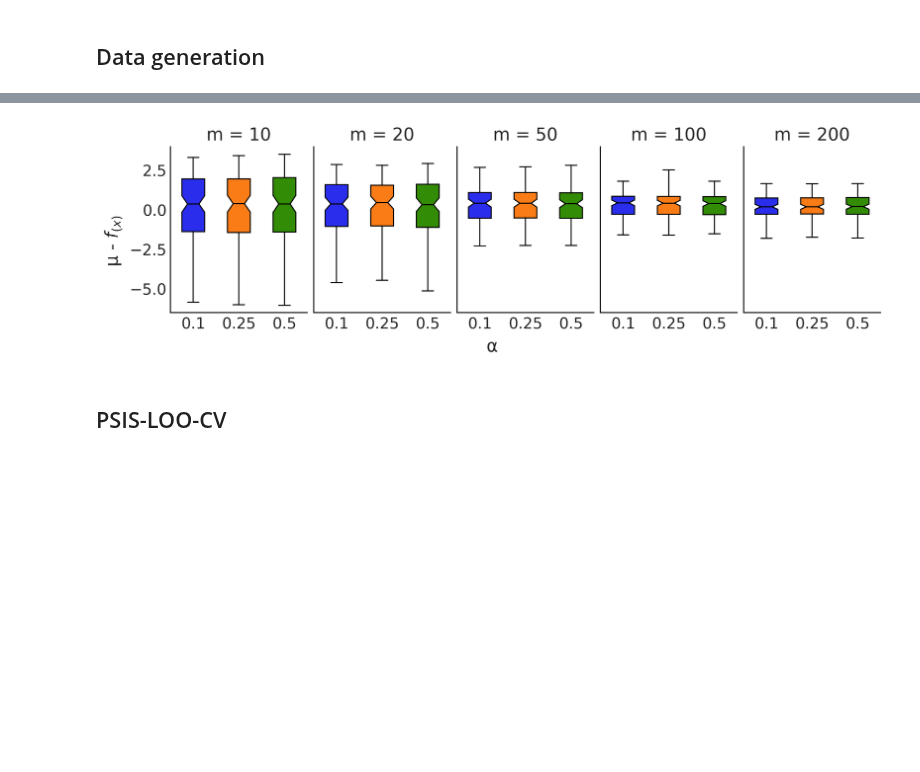
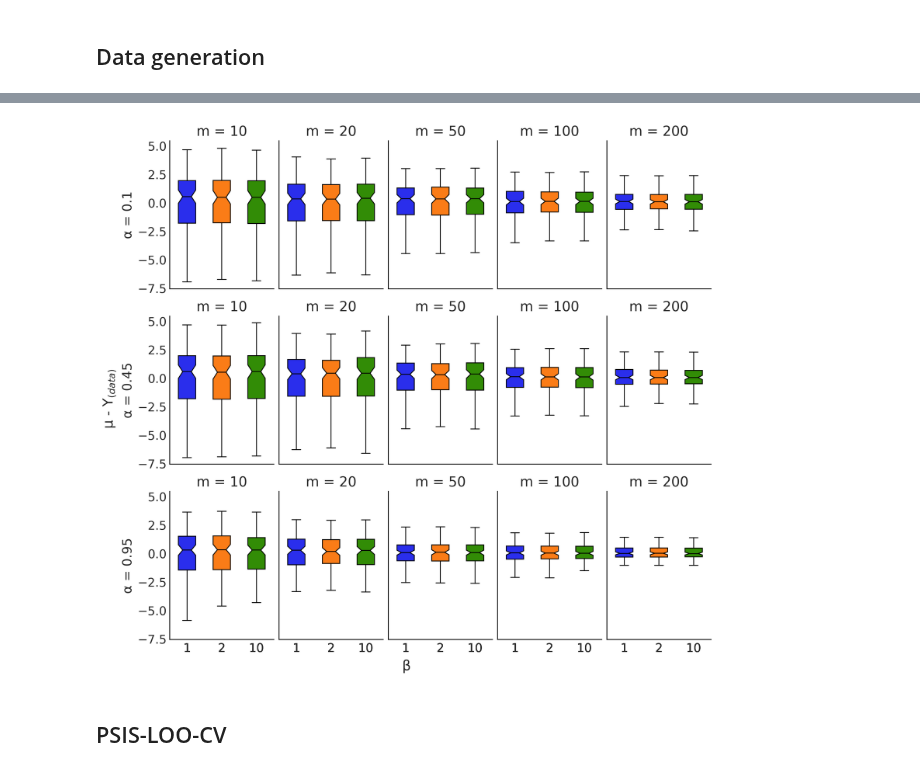
Before and after one commit to Grupo-de-modelado-probabilista/BART, a Jupyter notebook: experiments/friedman_i4.ipynb, the cells around one changed output, grey strips where cells are left out. Cells and saved outputs as stored; diff of their text form; code cells hidden in the pictures; blank space fills up the shorter version.

```diff
--- a/experiments/friedman_i4.ipynb
+++ b/experiments/friedman_i4.ipynb
@@ -98,32 +141,44 @@ CompoundStep
 # %%
-fig, axes = plt.subplots(1, 5, figsize=(10, 3), sharey=True)
+fig, axes = plt.subplots(
+    len(alphas), len(trees), figsize=(10, 9), sharey=True, sharex=True
+)
 
 axes = axes.ravel()
 
-for m, ax in zip(trees, axes):
-    means = [
-        idatas_at[str(m)][str(alpha)]["posterior"]["μ"].mean(("chain", "draw")) - f_x
-        for alpha in alphas
-    ]
-    box = ax.boxplot(
-        means,
-        notch=True,
-        patch_artist=True,
-        widths=0.5,
-        labels=alphas,
-        showfliers=False,
-        medianprops=dict(color="k"),
-    )
-    for patch, color in zip(box["boxes"], ["C0", "C1", "C2", "C3"]):
-        patch.set_facecolor(color)
-        ax.set_title(f"m = {m}")
+i = 0
+for alpha in alphas:
+    for m in trees:
+        ax = axes[i]
+        means = [
+            idatas_at[str(m)][str(alpha)][str(beta)]["posterior"]["μ"].mean(
+                ("chain", "draw")
+            )
+            - Y
+            for beta in betas
+        ]
+        box = ax.boxplot(
+            means,
+            notch=True,
+            patch_artist=True,
+            widths=0.5,
+            labels=betas,
+            showfliers=False,
+            medianprops=dict(color="k"),
+        )
+        for patch, color in zip(box["boxes"], ["C0", "C1", "C2"]):
+            patch.set_facecolor(color)
+            ax.set_title(f"m = {m}")
+        i += 1
 
-fig.supxlabel(r"α", fontsize=16)
-fig.supylabel(r"μ - $f_{(x)}$", fontsize=16)
+axes[0].set_ylabel("α = 0.1")
+axes[5].set_ylabel("α = 0.45")
+axes[10].set_ylabel("α = 0.95")
+fig.supxlabel(r"β", fontsize=16)
+fig.supylabel(r"μ - Y$_{(data)}$", fontsize=16)
 
 plt.savefig("boxplots_friedman_i4.png")
 # %% [output]
-[figure, old version]
+[figure, new version]
 # %% [markdown]
 ## PSIS-LOO-CV
 # %%
```
Also changed, not shown: parts of 9 cells of this notebook, 13 other files.
